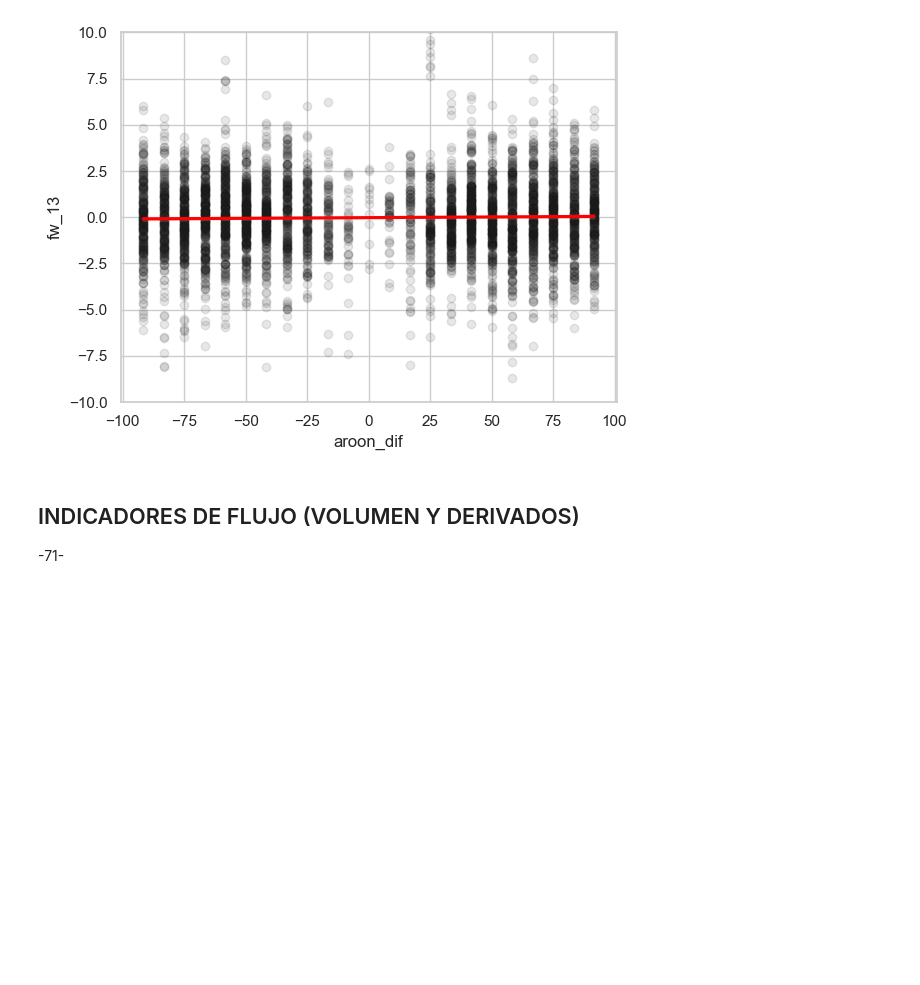
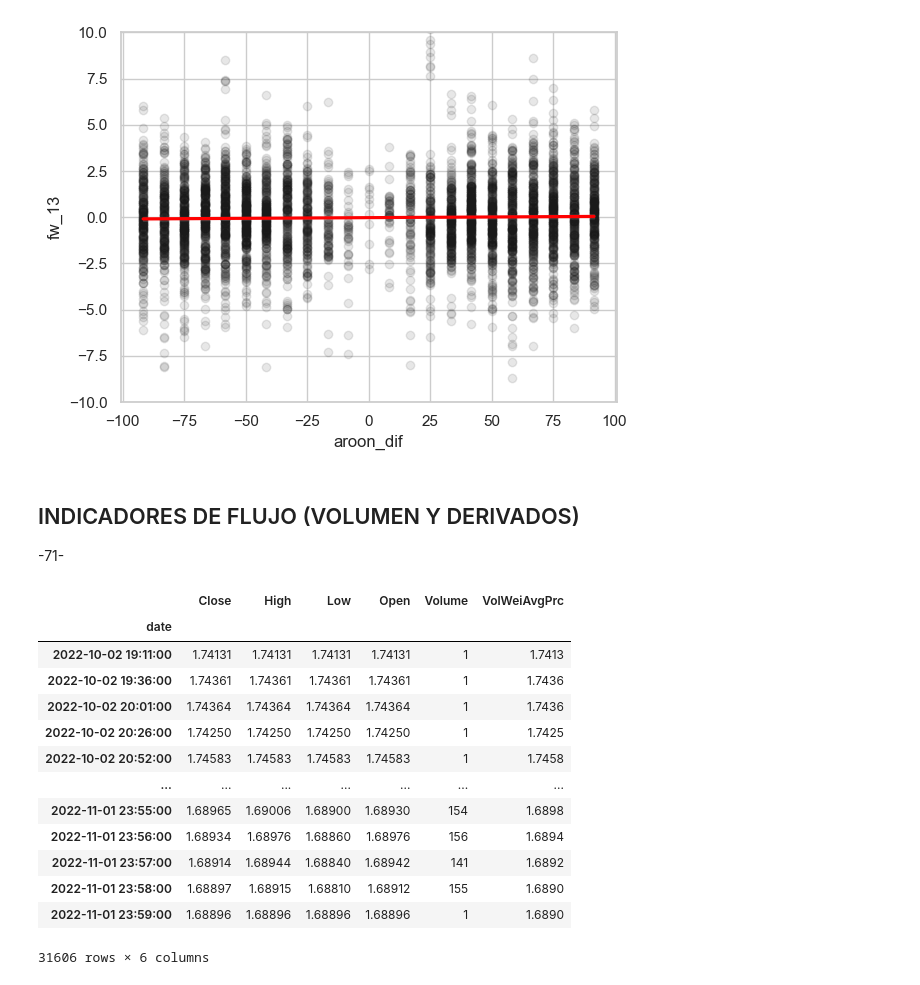
Before and after one commit to jackonedev/ZPRO_backtesting, a Jupyter notebook: quantitative_backtest-02.ipynb, the cells around one changed output. Saved outputs shown, nothing was run; the diff lists cells and outputs as text; code cells hidden in the pictures; blank space fills up the shorter version.

```diff
--- a/quantitative_backtest-02.ipynb
+++ b/quantitative_backtest-02.ipynb
@@ -337,0 +371,26 @@ g.set(ylim=(-10,10))
+# %%
+TOKEN3 = os.environ["TOKEN_PG"]
+fecha_actual = "2022-11-01"
+activo = "EURNZD"
+multiplicador = str(1)
+timespan = "minute"
+
+df = fx_symbol_candles(
+    activo, multiplicador, timespan, restar_horas(fecha_actual), fecha_actual, TOKEN3
+)
+df
+# %% [output]
+|  | Close | High | Low | Open | Volume | VolWeiAvgPrc |
+| date |  |  |  |  |  |  |
+| 2022-10-02 19:11:00 | 1.74131 | 1.74131 | 1.74131 | 1.74131 | 1 | 1.7413 |
+| 2022-10-02 19:36:00 | 1.74361 | 1.74361 | 1.74361 | 1.74361 | 1 | 1.7436 |
+| 2022-10-02 20:01:00 | 1.74364 | 1.74364 | 1.74364 | 1.74364 | 1 | 1.7436 |
+| 2022-10-02 20:26:00 | 1.74250 | 1.74250 | 1.74250 | 1.74250 | 1 | 1.7425 |
+| 2022-10-02 20:52:00 | 1.74583 | 1.74583 | 1.74583 | 1.74583 | 1 | 1.7458 |
+| ... | ... | ... | ... | ... | ... | ... |
+| 2022-11-01 23:55:00 | 1.68965 | 1.69006 | 1.68900 | 1.68930 | 154 | 1.6898 |
+| 2022-11-01 23:56:00 | 1.68934 | 1.68976 | 1.68860 | 1.68976 | 156 | 1.6894 |
+| 2022-11-01 23:57:00 | 1.68914 | 1.68944 | 1.68840 | 1.68942 | 141 | 1.6892 |
+| 2022-11-01 23:58:00 | 1.68897 | 1.68915 | 1.68810 | 1.68912 | 155 | 1.6890 |
+| 2022-11-01 23:59:00 | 1.68896 | 1.68896 | 1.68896 | 1.68896 | 1 | 1.6890 |
+31606 rows × 6 columns
```
Also changed, not shown: parts of 18 cells of this notebook.
